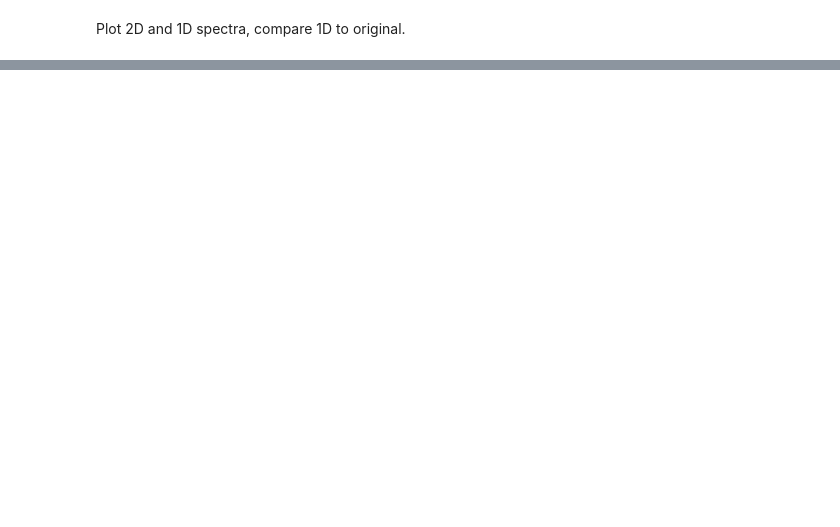
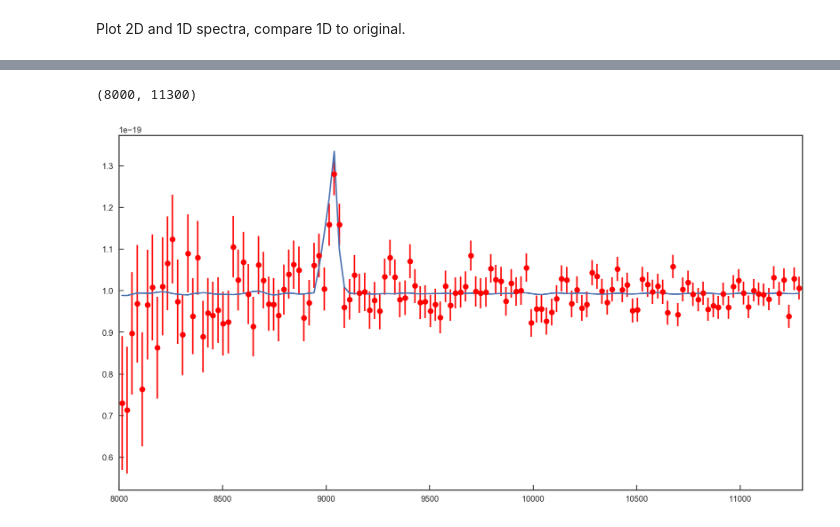
Before and after one commit to Vince-ec/grizli_sim_tutorial, a Jupyter notebook: Grizli_mosaic_tutorial.ipynb, the cells around one changed output, grey strips where cells are left out. Cells and saved outputs as stored; diff of their text form; code cells hidden in the pictures; blank space fills up the shorter version.

```diff
--- a/Grizli_mosaic_tutorial.ipynb
+++ b/Grizli_mosaic_tutorial.ipynb
@@ -144,0 +239,11 @@ plt.close()
+# %%
+def Gauss_dist(x, mu, sigma):
+    G = (1. / (sigma * np.sqrt(2 * np.pi))) * np.exp(-((x - mu) ** 2) / (2 * sigma ** 2))
+    C = np.trapz(G, x)
+    G /= C
+    return (G + .1)*1E-18
+# %%
+wv = np.arange(2000,7000,.1)
+flx = Gauss_dist(wv,4100,1)
+# %%
+test = Gen_sim(redshift=1.2,wavelength=wv,flux=flx,signal_to_noise=20)
@@ -144,0 +262,9 @@ plt.close()
+# %%
+plt.figure(figsize=[15,8])
+# plt.plot(test.wv_obs,test.fl)
+plt.plot(test.mwv,test.mfl)
+plt.errorbar(test.mwv,test.flx_err,test.mer,fmt = 'ro')
+plt.xlim(8000,11300)
+# %% [output]
+(8000, 11300)
+[figure, added]
```
Also changed, not shown: parts of 20 cells of this notebook.
